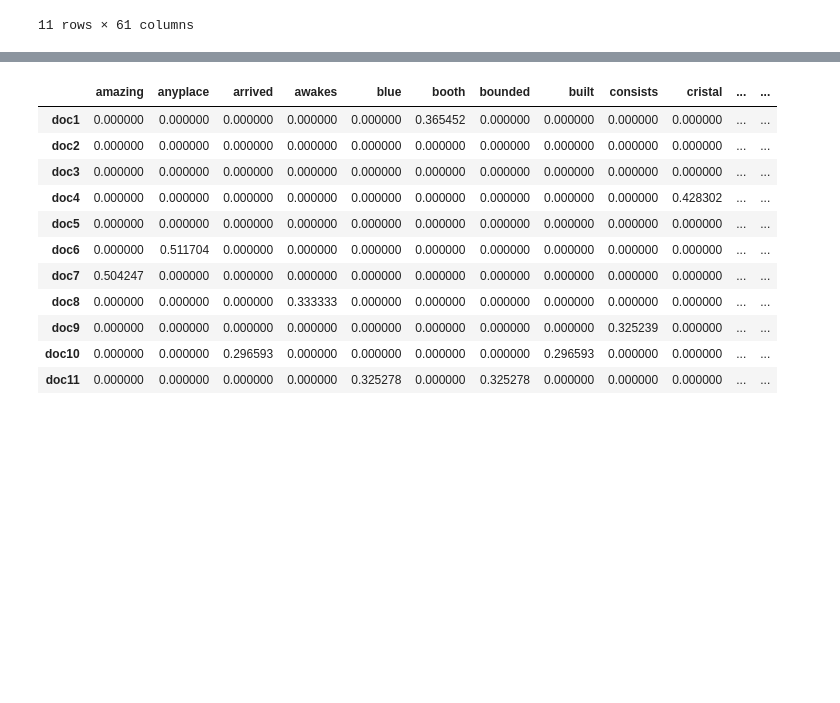
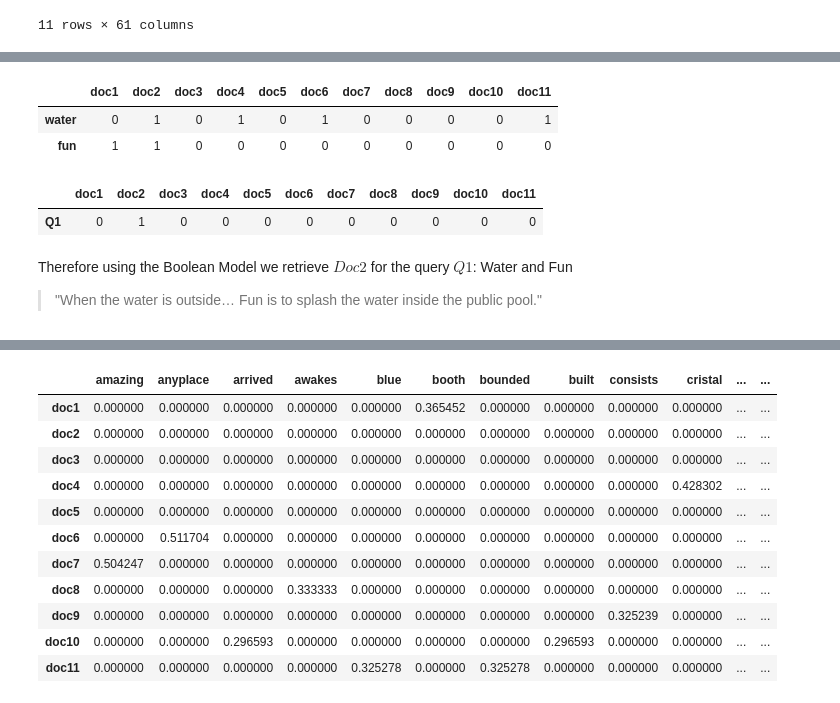
Before and after one commit to ccppyos/RR_MMData, a Jupyter notebook: Notebooks/Exercise1_C.ipynb, the cells around one changed output, grey strips where cells are left out. Saved outputs shown, nothing was run; the diff lists cells and outputs as text; code cells hidden in the pictures; blank space fills up the shorter version.

Commit message:
Including details to the Boolean Model

```diff
--- a/Notebooks/Exercise1_C.ipynb
+++ b/Notebooks/Exercise1_C.ipynb
@@ -54,0 +70,21 @@ countDocuments
+# %%
+# Boolean query example
+# Q1: water AND fun
+# Select query Terms in documents
+q1 = ["water","fun"]
+# For visualization purposes we transpose the output
+countDocuments[q1].astype(bool).astype(int).transpose()
+# %% [output]
+|  | doc1 | doc2 | doc3 | doc4 | doc5 | doc6 | doc7 | doc8 | doc9 | doc10 | doc11 |
+| water | 0 | 1 | 0 | 1 | 0 | 1 | 0 | 0 | 0 | 0 | 1 |
+| fun | 1 | 1 | 0 | 0 | 0 | 0 | 0 | 0 | 0 | 0 | 0 |
+# %%
+# Retrieve the AND from the terms
+q1Output=countDocuments[q1[0]].astype(bool).astype(int) & countDocuments[q1[1]].astype(bool).astype(int)
+pd.DataFrame({'Q1': q1Output} ).T
+# %% [output]
+|  | doc1 | doc2 | doc3 | doc4 | doc5 | doc6 | doc7 | doc8 | doc9 | doc10 | doc11 |
+| Q1 | 0 | 1 | 0 | 0 | 0 | 0 | 0 | 0 | 0 | 0 | 0 |
+# %% [markdown]
+Therefore using the Boolean Model we retrieve $Doc2$ for the query $Q1$: Water and Fun
+> "When the water is outside… Fun is to splash the water inside the public pool."
```
Also changed, not shown: parts of 5 cells of this notebook.
